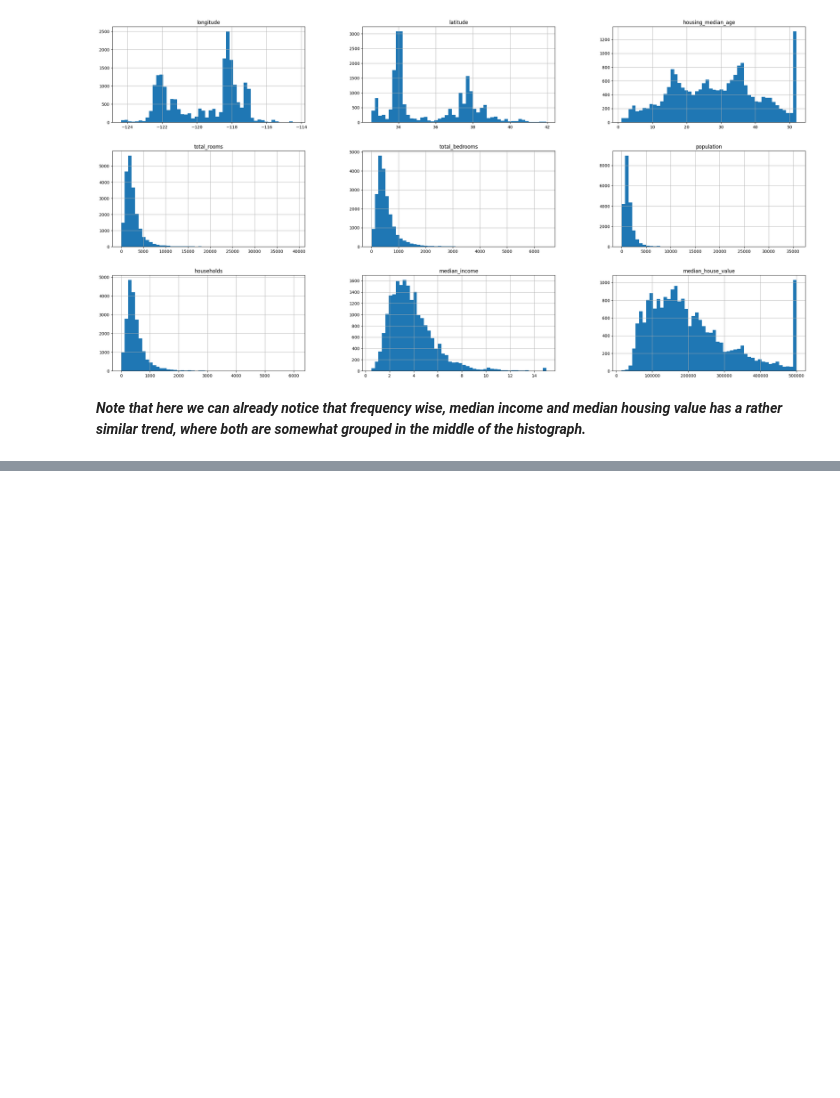
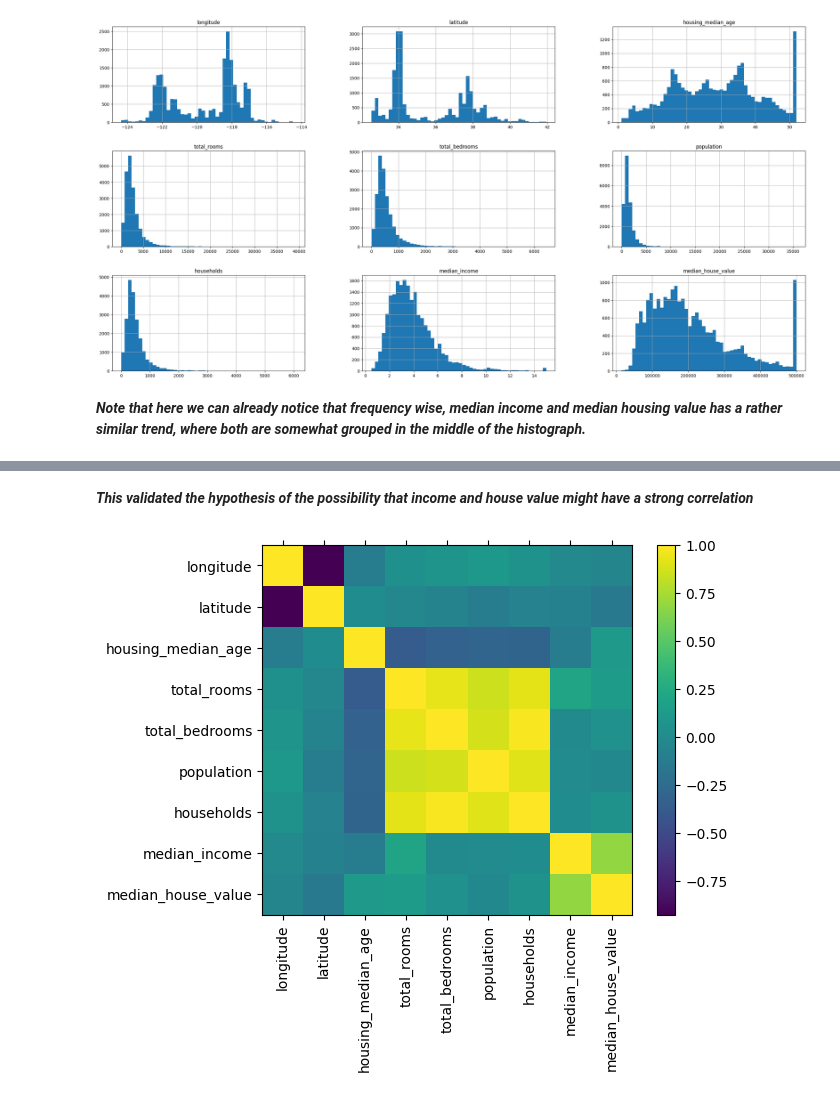
Before and after one commit to Nikolaidp24/Machine-Learning, a Jupyter notebook: Housing_Price/housing_explained.ipynb, the cells around one changed output, grey strips where cells are left out. Drawn from its saved outputs; the diff is of its cells as text; code cells hidden in the pictures; blank space fills up the shorter version.

Commit message:
add image

```diff
--- a/Housing_Price/housing_explained.ipynb
+++ b/Housing_Price/housing_explained.ipynb
@@ -94,0 +108,14 @@ plt.show()
+# %% [markdown]
+***This validated the hypothesis of the possibility that income and house value might have a strong correlation***
+# %%
+corr_matrix = df_viz.corr()
+fig = plt.figure()
+ax = fig.add_subplot(111)
+cax = ax.matshow(df_viz.corr(), interpolation=None)
+fig.colorbar(cax)
+ax.tick_params(axis="x", labelbottom=True, labeltop=False)
+ax.set_xticklabels([''] + df_viz.columns.tolist(), rotation=90)
+ax.set_yticklabels([''] + df_viz.columns.tolist())
+plt.show()
+# %% [output]
+[figure, added]
```
Also changed, not shown: parts of 3 cells of this notebook, 3 other files.
